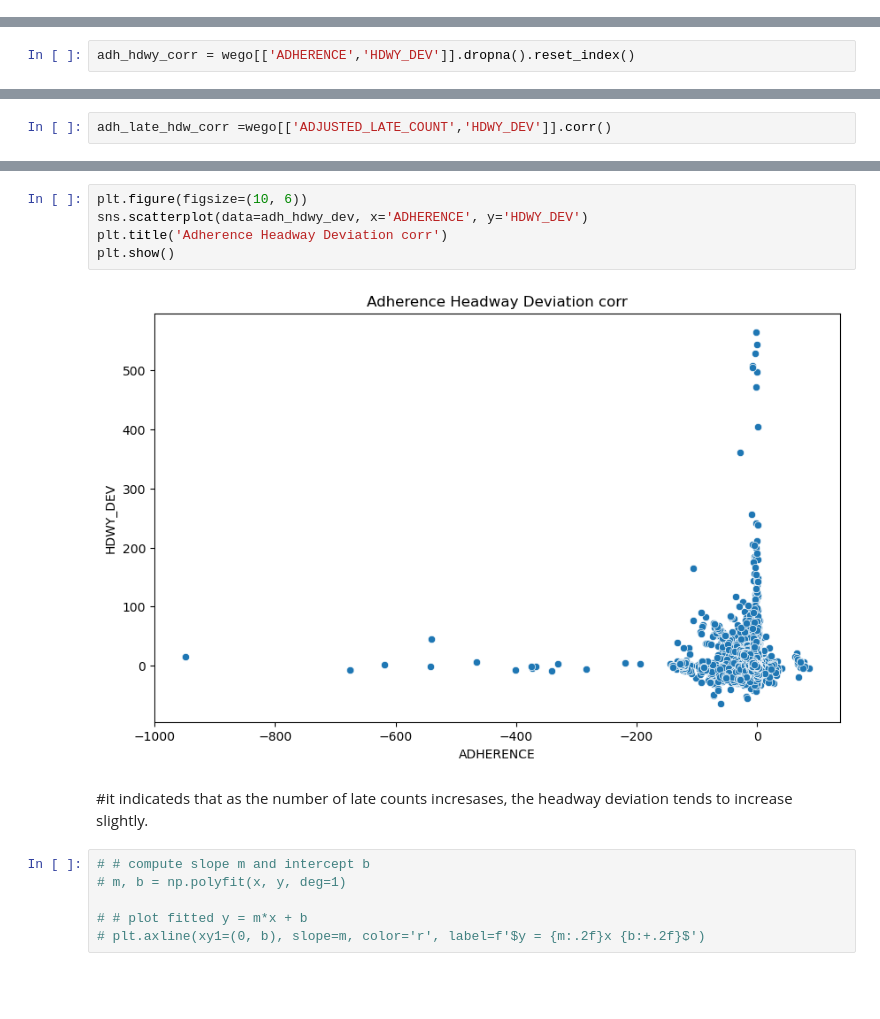
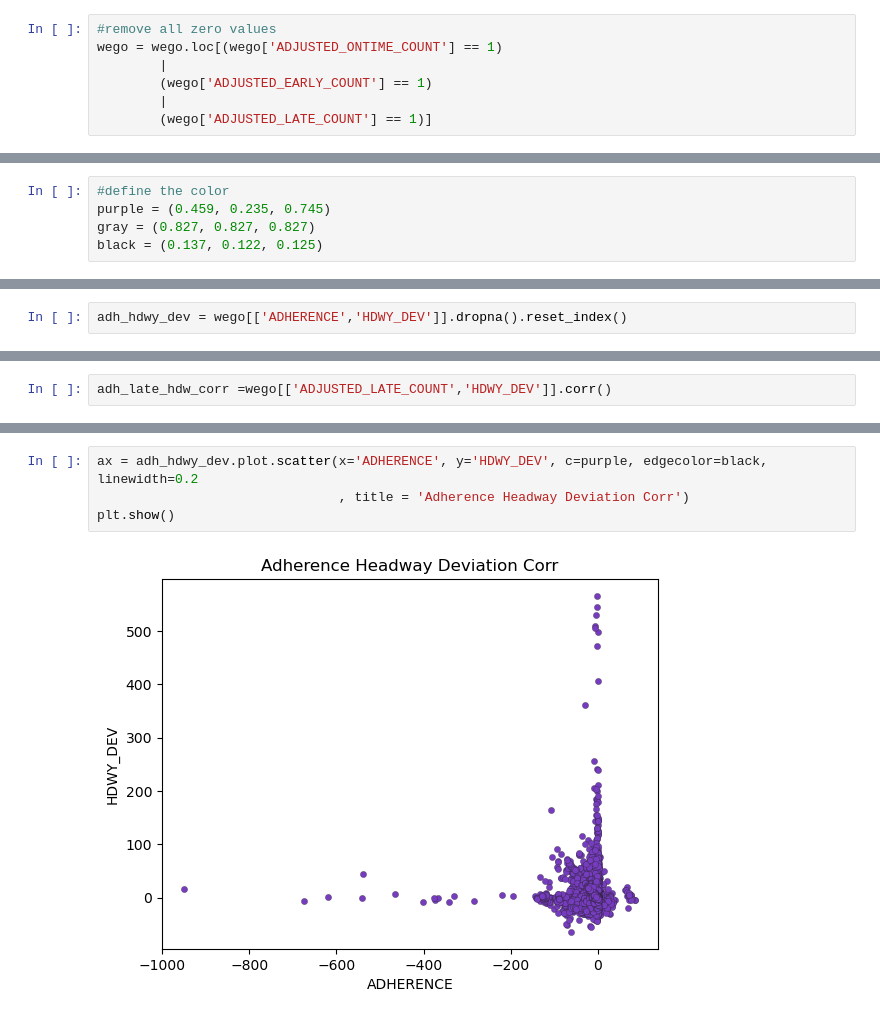
Before and after one commit to NSS-Data-Analytics-Cohort-11/wego-caesars-legion, a Jupyter notebook: notebooks/WeGo Data Introduction.ipynb, the cells around one changed output, grey strips where cells are left out. Cells and saved outputs as stored; diff of their text form; blank space fills up the shorter version.

```diff
--- a/notebooks/WeGo Data Introduction.ipynb
+++ b/notebooks/WeGo Data Introduction.ipynb
@@ -233,6 +233,13 @@ total_trips = len(wego)
 total_trips
 # %% [output]
 350329
+# %%
+#remove all zero values
+wego = wego.loc[(wego['ADJUSTED_ONTIME_COUNT'] == 1)
+        |
+        (wego['ADJUSTED_EARLY_COUNT'] == 1)
+        |
+        (wego['ADJUSTED_LATE_COUNT'] == 1)]
 # %%
 on_time_performance = wego['ADJUSTED_ONTIME_COUNT'].sum()/total_trips*100
 # %%
@@ -326,6 +333,11 @@ wego.describe()
 # %%
 adherence_mean = wego['ADHERENCE'].mean()
 adherence_std = wego['ADHERENCE'].std()
+# %%
+#define the color
+purple = (0.459, 0.235, 0.745)
+gray = (0.827, 0.827, 0.827)
+black = (0.137, 0.122, 0.125)
 # %%
 ax = (wego[wego['ADHERENCE'].between(adherence_mean - adherence_std*3,
                                    adherence_mean + adherence_std*3,
@@ -1343,3 +1517,3 @@ adh_hdwy_dev
 350329 rows × 5 columns
 # %%
-adh_hdwy_corr = wego[['ADHERENCE','HDWY_DEV']].dropna().reset_index()
+adh_hdwy_dev = wego[['ADHERENCE','HDWY_DEV']].dropna().reset_index()
@@ -1370,15 +1544,6 @@ adh_late_hdw_corr
 # %%
-plt.figure(figsize=(10, 6))
-sns.scatterplot(data=adh_hdwy_dev, x='ADHERENCE', y='HDWY_DEV')
-plt.title('Adherence Headway Deviation corr')
+ax = adh_hdwy_dev.plot.scatter(x='ADHERENCE', y='HDWY_DEV', c=purple, edgecolor=black, linewidth=0.2
+                               , title = 'Adherence Headway Deviation Corr')
 plt.show()
 # %% [output]
-[figure, old version]
+[figure, new version]
-# %% [markdown]
-#it indicateds that as the number of late counts incresases, the headway deviation tends to increase slightly.
-# %%
-# # compute slope m and intercept b
-# m, b = np.polyfit(x, y, deg=1)
-
-# # plot fitted y = m*x + b
-# plt.axline(xy1=(0, b), slope=m, color='r', label=f'$y = {m:.2f}x {b:+.2f}$')
```
Also changed, not shown: parts of 66 cells of this notebook.
